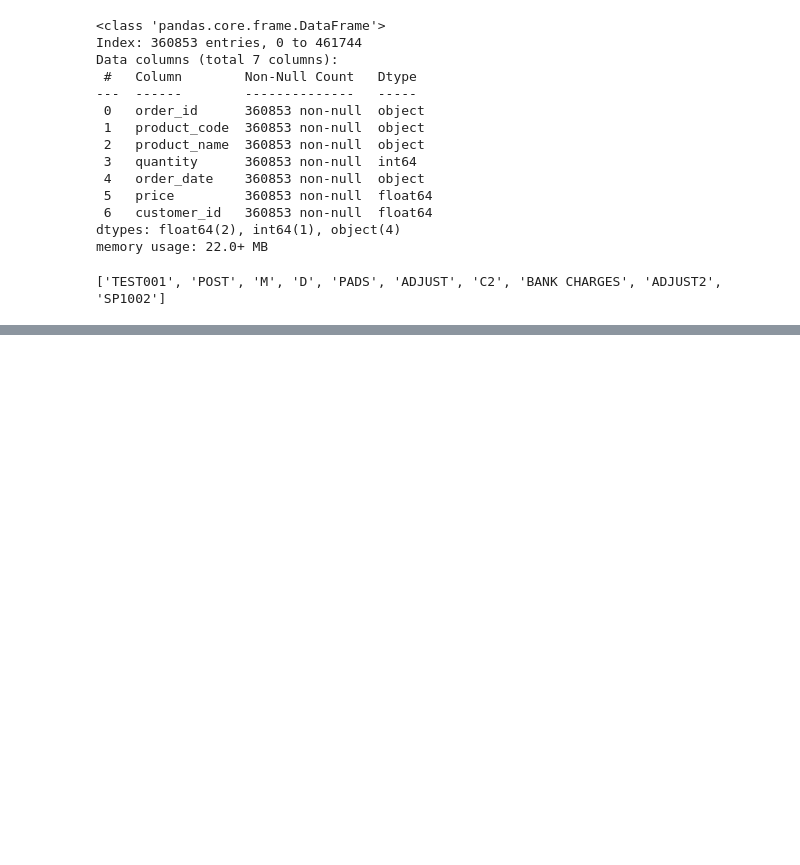
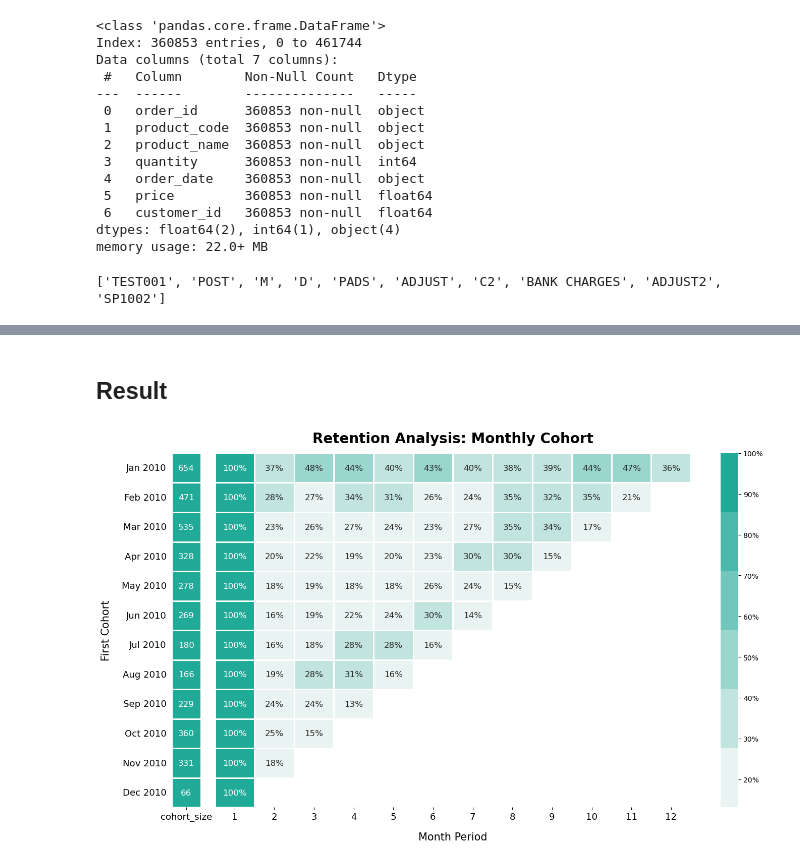
Before and after one commit to enthokz/Cohort-Analysis, a Jupyter notebook: MySkill/User Retention Analysis.ipynb, the cells around one changed output, grey strips where cells are left out. Cells and saved outputs as stored; diff of their text form; code cells hidden in the pictures; blank space fills up the shorter version.

```diff
--- a/MySkill/User Retention Analysis.ipynb
+++ b/MySkill/User Retention Analysis.ipynb
@@ -331,0 +301,4 @@ bl[(bl['Data'].str.contains('A'))|(bl['Data'].str.contains('B'))]
+# %%
+# Convert datetime to periode of month (cohort)
+datac['cohort']= datac['order_date'].dt.to_period('M')
+datac.head()
@@ -331,0 +338,7 @@ bl[(bl['Data'].str.contains('A'))|(bl['Data'].str.contains('B'))]
+# %%
+# Create Pivot summary of data
+
+pvt= pd.pivot_table(data=datac, index='first_cohort', columns='cohort_distance',
+                     values='customer_id', aggfunc=pd.Series.nunique)
+pvt_cohort = pvt.div(pvt[1], axis=0)
+pvt_cohort
@@ -331,0 +360,10 @@ bl[(bl['Data'].str.contains('A'))|(bl['Data'].str.contains('B'))]
+# %%
+# cohort size
+
+pvt_size= pvt.loc[:,1].reset_index()
+# size= pd.DataFrame(pvt_size)
+pvt_size.columns=['first_cohort','cohort_size']
+pvt_size['first_cohort']= pvt_size['first_cohort'].dt.strftime('%b %Y')
+pvt_size['cohort_size']= pvt_size['cohort_size'].astype(int)
+pvt_size= pvt_size.set_index('first_cohort')
+pvt_size
@@ -331,0 +385,28 @@ bl[(bl['Data'].str.contains('A'))|(bl['Data'].str.contains('B'))]
+# %% [markdown]
+## **Result**
+# %%
+# Create Cohort Matrix
+from matplotlib.colors import ListedColormap
+
+fig, ax= plt.subplots(1, 2, figsize=(14,8), gridspec_kw={'width_ratios':[1,11]}, sharey='row')
+
+sns.heatmap(pvt_cohort, annot=True, annot_kws={'size':12}, fmt='.0%', ax=ax[1],
+            linewidths=2, cmap=sns.color_palette("light:#2A9"), cbar_kws={'format':'{x:.0%}'})
+ax[1].tick_params(left=False)
+ax[1].set_ylabel("")
+ax[1].set_xlabel('Month Period', labelpad=15, size=15)
+ax[1].tick_params(axis='x', labelsize=13)
+
+
+co="#2A9"
+cmap = ListedColormap([co])
+sns.heatmap(pvt_size, annot=True, annot_kws={'size':12}, fmt=',', ax=ax[0], cbar=False, linewidths=2,
+            linecolor="#FFFFFF", square=True, cmap=cmap)
+ax[0].set_ylabel('First Cohort', labelpad=15, size=15)
+ax[0].tick_params(axis='both', labelsize=13, left=False )
+
+plt.title('Retention Analysis: Monthly Cohort', fontweight='bold', fontsize=20, pad=15)
+plt.tight_layout(pad=-0.5)
+plt.show()
+# %% [output]
+[figure, added]
```
Also changed, not shown: parts of 32 cells of this notebook.
